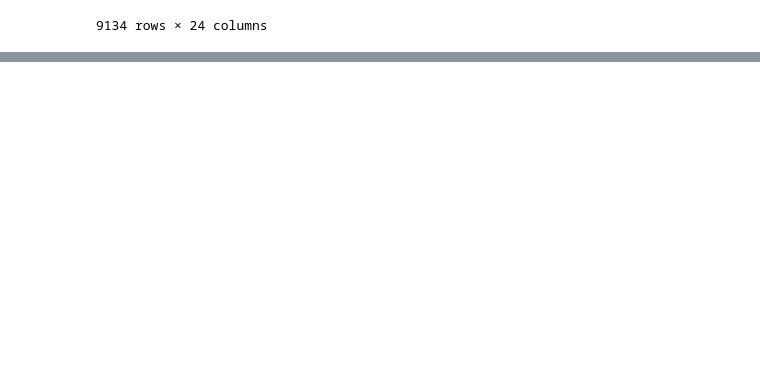
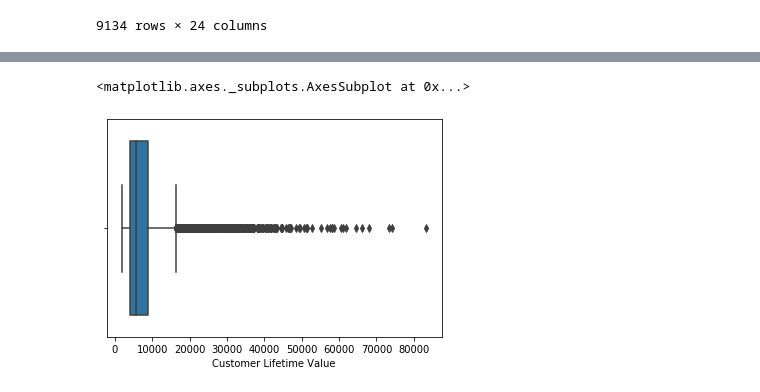
Before and after one commit to aman11verma/Open-IIT-DA, a Jupyter notebook: Pyder.ipynb, the cells around one changed output, grey strips where cells are left out. Drawn from its saved outputs; the diff is of its cells as text; code cells hidden in the pictures; blank space fills up the shorter version.

```diff
--- a/Pyder.ipynb
+++ b/Pyder.ipynb
@@ -145,0 +148,5 @@ ins['Months Since Policy Inception'] = np.where(ins['Months Since Policy Incepti
+# %%
+sns.boxplot(x=ins['Customer Lifetime Value'])
+# %% [output]
+<matplotlib.axes._subplots.AxesSubplot at 0x...>
+[figure, added]
```
Also changed, not shown: parts of 27 cells of this notebook.
